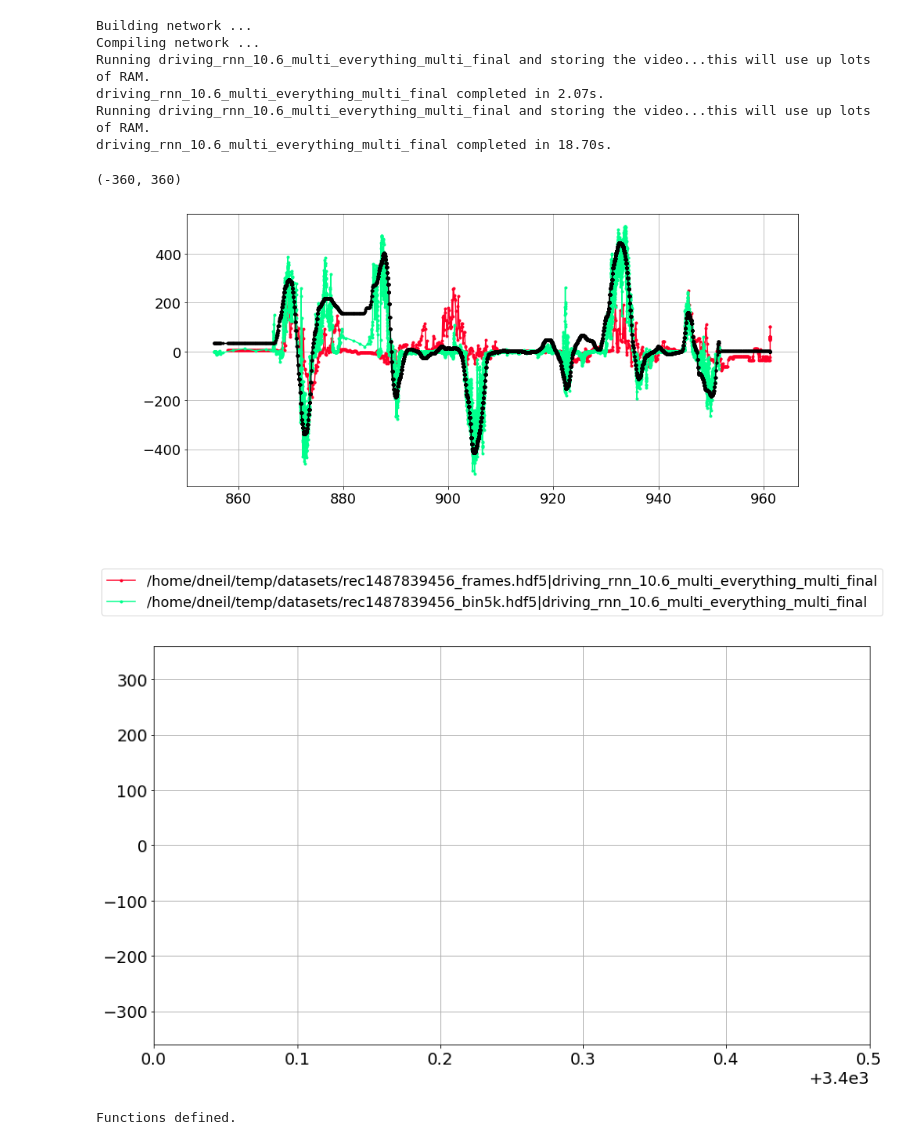
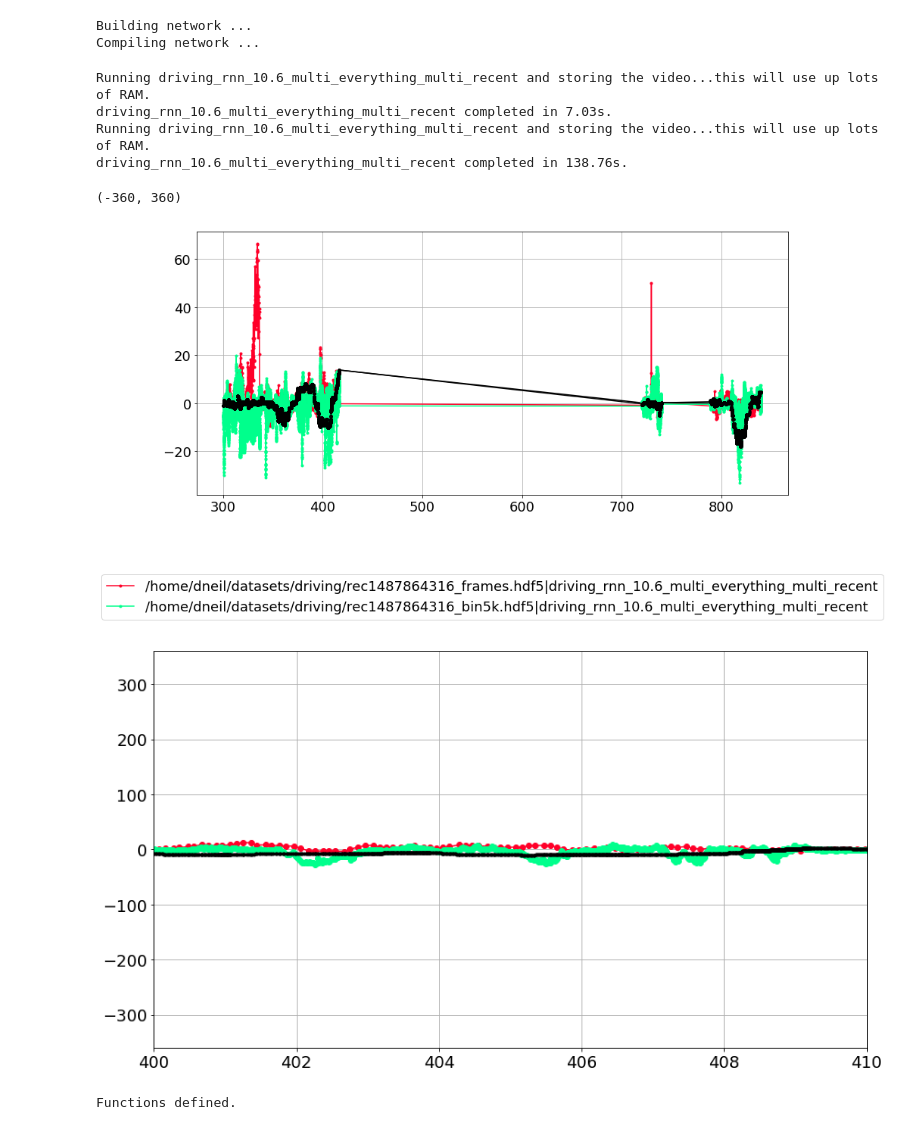
Before and after one commit to SensorsINI/ddd20-utils, a Jupyter notebook: Model Evaluation and Movie Render.ipynb, the cells around one changed output. Cells and saved outputs as stored; diff of their text form; code cells hidden in the pictures.

Commit message:
Updated to have speed filtering.

```diff
--- a/Model Evaluation and Movie Render.ipynb
+++ b/Model Evaluation and Movie Render.ipynb
@@ -15,6 +15,8 @@ matplotlib.rcParams['ps.fonttype'] = 42
 import theano.tensor as T
 import lasagne, theano
 
+datasets_dir = '/home/dneil/datasets/driving/'
+
 def get_rainbow_colors(log_list, kind='gist_rainbow'):
     num_keys = len(log_list)
     cm = plt.get_cmap(kind)
@@ -84,16 +97,11 @@ driving_rnn_10.6_multi_aps_multi_final, last : Train: 795.606674, Test: 24721.61
 # %%
 # Check timestamps
 import time, h5py
+rec_id = 'rec1487839456'
 
-datasets_dir = '/home/dneil/temp/datasets/'
-h5_filenames = [
-#                 datasets_dir + 'rec1487839456_frames.hdf5',
-#                 datasets_dir + 'rec1487839456_only_events_bin5k.hdf5',
-#                 datasets_dir + 'rec1487839456_both_bin5k.hdf5',
-#                 datasets_dir + 'rec1487839456_only_events_bin10ms.hdf5',
-#                 datasets_dir + 'rec1487839456_both_bin10ms.hdf5'
-]
-
+h5_filenames = [datasets_dir + rec_id + '_frames.hdf5',
+                datasets_dir + rec_id + '_bin5k.hdf5',
+                datasets_dir + rec_id + '_bin10ms.hdf5']
 plt.figure(figsize=(12,8))
 for h5f_name in h5_filenames:
     h5f = h5py.File(h5f_name, 'r')
@@ -106,6 +114,5 @@ plt.grid(which='both')
 plt.legend(loc='lower left')
 plt.xlabel('File Index [%]')
 plt.ylabel('Time [s]')
-
-plt.savefig('export.png')
+plt.savefig('export1.png')
 # %% [output]
@@ -115,15 +152,19 @@ from hdf5_deeplearn_utils import MultiHDF5SeqVisualIterator
 from multitrain_test_rnn import get_simple_driving_rnn
 from lasagne_utils import get_output_fn, load_model, ftensor5
 import time, h5py
-datasets_dir = '/home/dneil/temp/datasets/'
-h5_filenames = [datasets_dir + 'rec1487839456_frames.hdf5',
-                datasets_dir + 'rec1487839456_bin5k.hdf5']
-net_filenames = ['driving_rnn_10.6_multi_everything_multi_final',
-                 'driving_rnn_10.6_multi_everything_multi_final']
+datasets_dir = '/home/dneil/datasets/driving/'
+rec_id = 'rec1487864316'
+h5_filenames = [datasets_dir + rec_id + '_frames.hdf5',
+                datasets_dir + rec_id + '_bin5k.hdf5']
+net_filenames = ['driving_rnn_10.6_multi_everything_multi_recent',
+                 'driving_rnn_10.6_multi_everything_multi_recent']
 dataset_keys = ['aps_frame_60x80',
                 'dvs_frame_60x80']
 
 d = MultiHDF5SeqVisualIterator()
+
+# Subset capture
+keep_first = 10000
 
 # Create symbolic vars
 vid_in = ftensor5('vid_in')
@@ -147,52 +188,56 @@ for h5f_name, net_filename, dataset_key in zip(h5_filenames, net_filenames, data
     # Define data key
     data_key = h5f_name + '|' + net_filename
 
-    # Get all angles -- note TRAIN
-    for data in d.flow([h5f], [dataset_key], 'test_idxs', batch_size=128, shuffle=False, return_time=True):
+    curr_idx = 0
+
+    for data in d.flow([h5f], [dataset_key], 'test_idxs', batch_size=128, shuffle=False, return_time=True, speed_gt=50):
         vid_in, bY, times = data
-        out_vids[data_key].extend(vid_in[:,-1, 0, :, :])
         out_angles[data_key].extend(out_fn(vid_in)[:,-1])
         out_angles[data_key+'_true'].extend(bY[:,-1])
         out_times[data_key].extend(times[:, -1])
+        if curr_idx < keep_first:
+            # To save RAM, only save the first few
+            out_vids[data_key].extend(vid_in[:,-1, 0, :, :])
+        curr_idx += vid_in.shape[0]
 
     h5f.close()
     print('{} completed in {:.2f}s.'.format(net_filename, time.time()-start_time))
 # %% [output]
 Building network ...
 Compiling network ...
-Running driving_rnn_10.6_multi_everything_multi_final and storing the video...this will use up lots of RAM.
-driving_rnn_10.6_multi_everything_multi_final completed in 2.07s.
-Running driving_rnn_10.6_multi_everything_multi_final and storing the video...this will use up lots of RAM.
-driving_rnn_10.6_multi_everything_multi_final completed in 18.70s.
+Running driving_rnn_10.6_multi_everything_multi_recent and storing the video...this will use up lots of RAM.
+driving_rnn_10.6_multi_everything_multi_recent completed in 7.03s.
+Running driving_rnn_10.6_multi_everything_multi_recent and storing the video...this will use up lots of RAM.
+driving_rnn_10.6_multi_everything_multi_recent completed in 138.76s.
 # %%
 # zoom_region = [3851, 3853]
-zoom_region = [3400, 3400.5]
+zoom_region = [400, 410]
 
 keys = [h5f+'|'+filename for h5f, filename in zip(h5_filenames, net_filenames)]
 
 plt.figure(figsize=(14,8))
 colors = get_rainbow_colors(keys)
 for key in keys:
     plt.plot(out_times[key], out_angles[key], '.-', color=colors[key], label=key)
     plt.plot(out_times[key], out_angles[key+'_true'], '.-', color='k')
 plt.grid(which='both')
 ax = plt.gca()
 box = plt.gca().get_position()
 plt.gca().set_position([box.x0, box.y0, box.width, box.height*0.8])
 # Put a legend to the right of the current axis
 plt.gca().legend(loc='lower center', bbox_to_anchor=(0.5, -0.5))
 
 plt.figure(figsize=(14,8))
 for key in keys:
     plt.plot(out_times[key], out_angles[key], 'o-', color=colors[key])
     plt.plot(out_times[key], out_angles[key+'_true'], '.-', color='k')
 plt.grid(which='both')
 plt.xlim(zoom_region)
 plt.ylim([-360, 360])
 # %% [output]
 (-360, 360)
-[figure, old version]
+[figure, new version]
-[figure, old version]
+[figure, new version]
 # %%
 import matplotlib.pyplot as plt
 import matplotlib.animation as manimation
```
Also changed, not shown: parts of 7 cells of this notebook, 5 other files.
